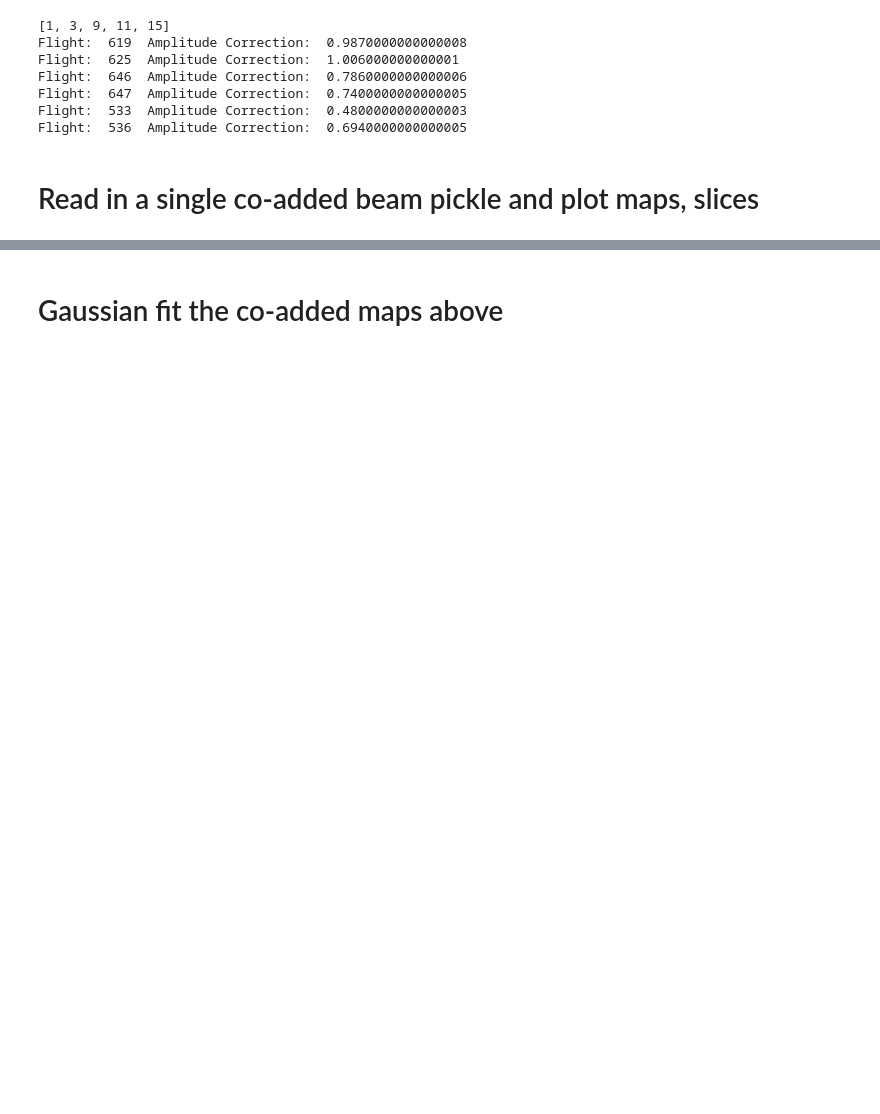
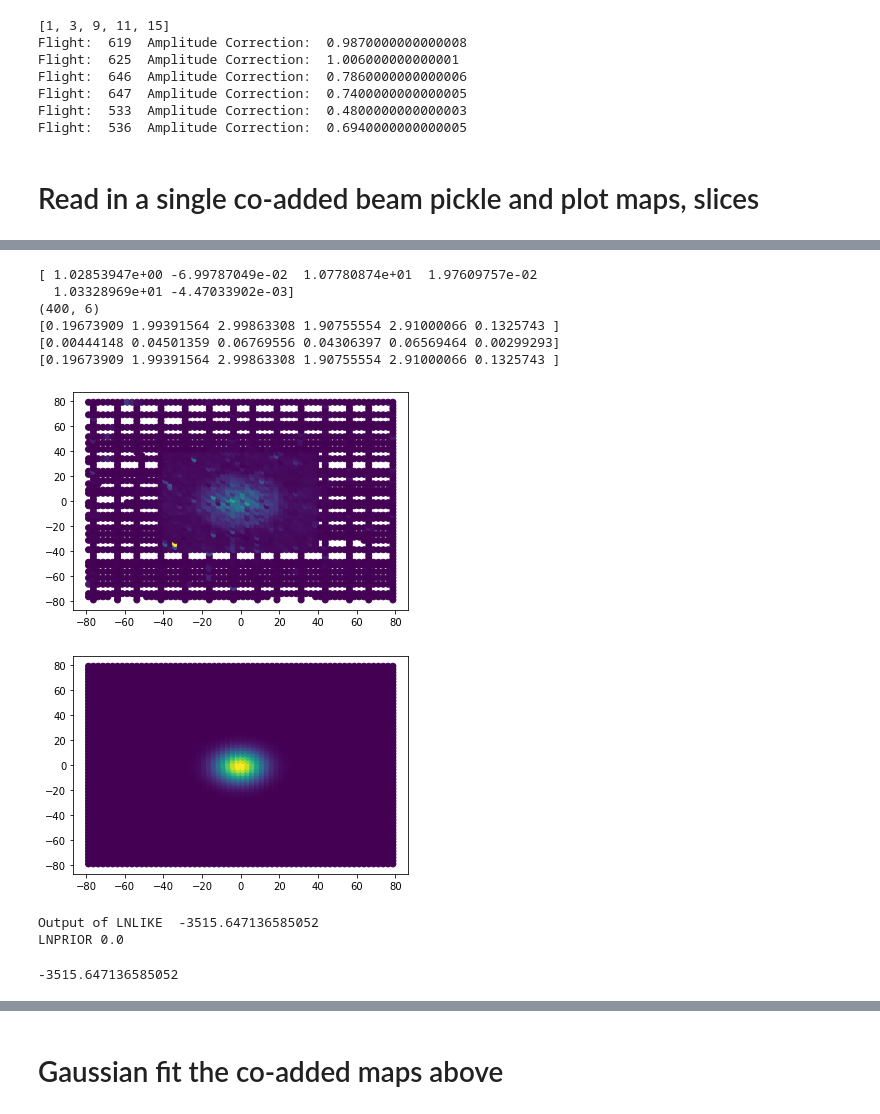
Before and after one commit to WrightLaboratory/newburghlabdrone, a Jupyter notebook: analysis/LBN_BeamClassAutofreq.ipynb, the cells around one changed output, grey strips where cells are left out. Cells and saved outputs as stored; diff of their text form; code cells hidden in the pictures; blank space fills up the shorter version.

```diff
--- a/analysis/LBN_BeamClassAutofreq.ipynb
+++ b/analysis/LBN_BeamClassAutofreq.ipynb
@@ -249,0 +284,79 @@ for i,chind in enumerate(pols):
+# %%
+print(G_popt.x)
+print(G_popt.jac.shape)
+
+J = G_popt.jac
+cov = np.linalg.inv(J.T.dot(J))
+var = np.diagonal(cov)
+stdd = np.sqrt(var)
+print(stdd)
+
+# sneaky? scale by chi2:
+chi2dof = np.sum(G_popt.fun**2)/(G_popt.fun.size - G_popt.x.size)
+cov *= chi2dof
+perr = np.sqrt(np.diag(cov))    # 1sigma uncertainty on fitted parameters
+print(perr)
+
+# more robust to off-diagonals
+from scipy import linalg
+
+U, s, Vh = linalg.svd(G_popt.jac, full_matrices=False)
+tol = np.finfo(float).eps*s[0]*max(G_popt.jac.shape)
+w = s > tol
+cov = (Vh[w].T/s[w]**2) @ Vh[w]  # robust covariance matrix
+perr = np.sqrt(np.diag(cov))     # 1sigma uncertainty on fitted parameters
+print(perr)
+
+# no change, who cares
+# %% [output]
+[ 1.02853947e+00 -6.99787049e-02  1.07780874e+01  1.97609757e-02
+  1.03328969e+01 -4.47033902e-03]
+(400, 6)
+[0.19673909 1.99391564 2.99863308 1.90755554 2.91000066 0.1325743 ]
+[0.00444148 0.04501359 0.06769556 0.04306397 0.06569464 0.00299293]
+[0.19673909 1.99391564 2.99863308 1.90755554 2.91000066 0.1325743 ]
+# %%
+import emcee
+
+def model(P,x,y):
+    amp,x0,xsig,y0,ysig,c=P
+    #xsig,ysig = P
+    xx = ((x-x0)**2)/(2*(xsig**2))
+    yy = ((y-y0)**2)/(2*(ysig**2))
+    return amp*np.exp(-1.0*(xx + yy))+c
+
+def lnlike(P,x,y,V,Verr):
+    LnLike = -0.5*np.nansum(((model(P,x,y)-V)/Verr)**2)
+    return LnLike
+
+def lnprior(P):
+    amp,x0,xsig,y0,ysig,c=P
+    if x0>-1 and x0<1 and y0>-1 and y0<1 and c<0.1 and xsig>5.0 and xsig<12.0 and ysig>5.0 and ysig<12.0 and amp>-1.5 and amp<1.5:
+        return 0.0
+    else:
+        return -np.inf
+
+pG=np.array([1.0,0.0,8.0,0.0,8.0,1E-8])
+#pG=np.array([8.0,8.0])
+plt.scatter(mbx,mby,c=mbVerr)
+plt.show()
+
+plt.scatter(mbx,mby,c=model(pG,mbx,mby))
+plt.show()
+
+print('Output of LNLIKE ',lnlike(pG,mbx[gi],mby[gi],mbV[gi],mbVerr[gi]))
+
+print('LNPRIOR',lnprior(pG))
+
+def lnprob(P,x,y,V,Verr):
+    lp = lnprior(P)
+    if not np.isfinite(lp):
+        return -np.inf
+    return lp + lnlike(P,x,y,V,Verr) #recall if lp not -inf, its 0, so this just returns likelihood
+lnprob(pG,mbx[gi],mby[gi],mbV[gi],mbVerr[gi])
+# %% [output]
+[figure, added]
+[figure, added]
+Output of LNLIKE  -3515.647136585052
+LNPRIOR 0.0
+-3515.647136585052
```
Also changed, not shown: parts of 15 cells of this notebook, 1 other file.
